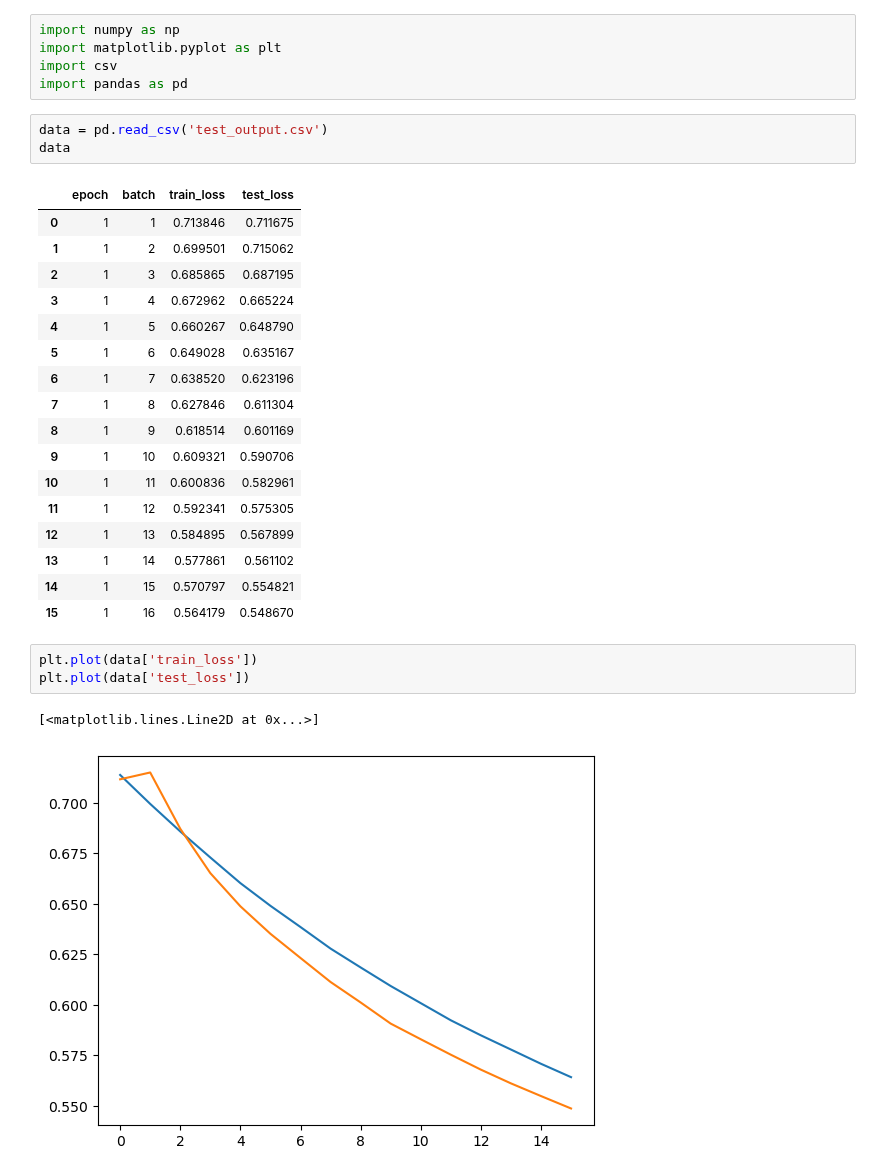
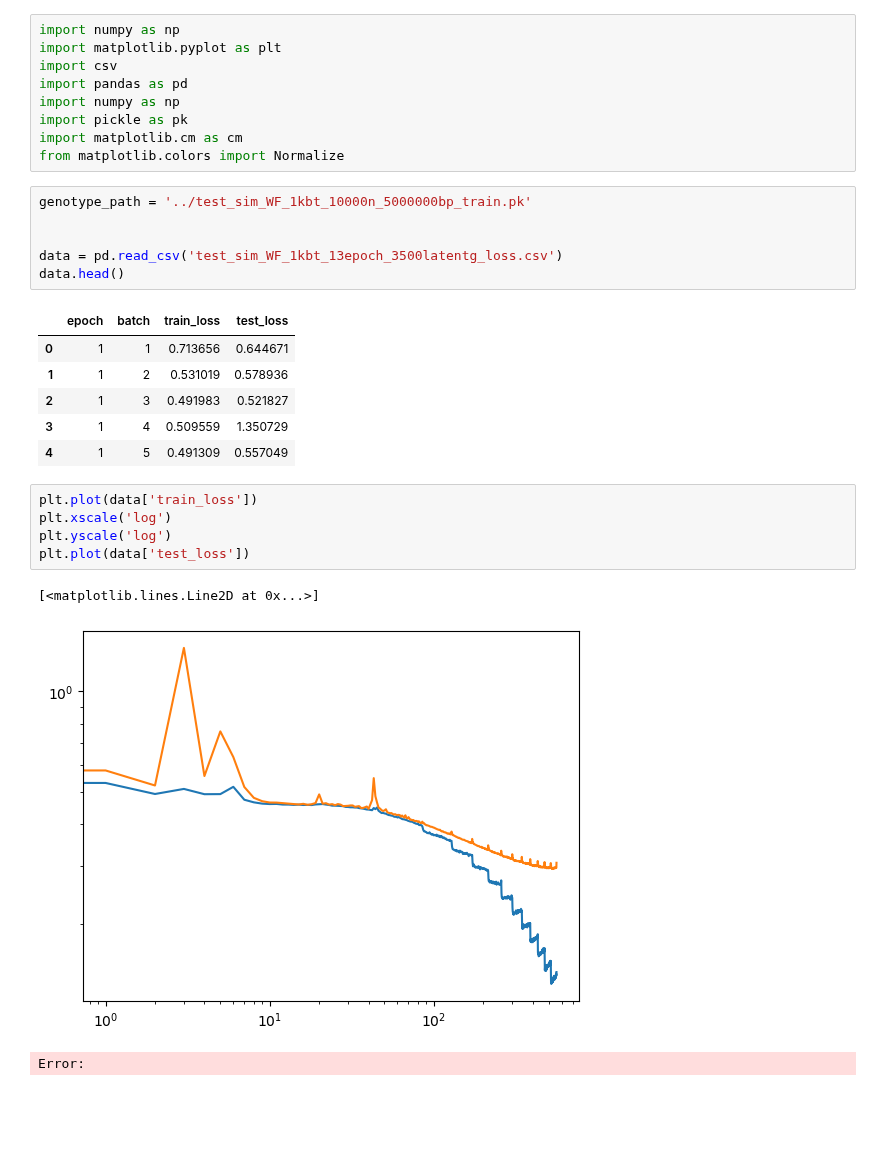
Before and after one commit to Arcadia-Science/2025-epistasis-dl-quantgen, a Jupyter notebook: workflow_sims/gpatlas/learning_dynamics/plot_ldynamics.ipynb, the cells around one changed output. Saved outputs shown, nothing was run; the diff lists cells and outputs as text; blank space fills up the shorter version.

```diff
--- a/workflow_sims/gpatlas/learning_dynamics/plot_ldynamics.ipynb
+++ b/workflow_sims/gpatlas/learning_dynamics/plot_ldynamics.ipynb
@@ -3,31 +3,30 @@ import numpy as np
 import matplotlib.pyplot as plt
 import csv
 import pandas as pd
+import numpy as np
+import pickle as pk
+import matplotlib.cm as cm
+from matplotlib.colors import Normalize
 # %%
-data = pd.read_csv('test_output.csv')
-data
+genotype_path = '../test_sim_WF_1kbt_10000n_5000000bp_train.pk'
+
+
+data = pd.read_csv('test_sim_WF_1kbt_13epoch_3500latentg_loss.csv')
+data.head()
 # %% [output]
 |  | epoch | batch | train_loss | test_loss |
-| 0 | 1 | 1 | 0.713846 | 0.711675 |
-| 1 | 1 | 2 | 0.699501 | 0.715062 |
-| 2 | 1 | 3 | 0.685865 | 0.687195 |
-| 3 | 1 | 4 | 0.672962 | 0.665224 |
-| 4 | 1 | 5 | 0.660267 | 0.648790 |
-| 5 | 1 | 6 | 0.649028 | 0.635167 |
-| 6 | 1 | 7 | 0.638520 | 0.623196 |
-| 7 | 1 | 8 | 0.627846 | 0.611304 |
-| 8 | 1 | 9 | 0.618514 | 0.601169 |
-| 9 | 1 | 10 | 0.609321 | 0.590706 |
-| 10 | 1 | 11 | 0.600836 | 0.582961 |
-| 11 | 1 | 12 | 0.592341 | 0.575305 |
-| 12 | 1 | 13 | 0.584895 | 0.567899 |
-| 13 | 1 | 14 | 0.577861 | 0.561102 |
-| 14 | 1 | 15 | 0.570797 | 0.554821 |
-| 15 | 1 | 16 | 0.564179 | 0.548670 |
+| 0 | 1 | 1 | 0.713656 | 0.644671 |
+| 1 | 1 | 2 | 0.531019 | 0.578936 |
+| 2 | 1 | 3 | 0.491983 | 0.521827 |
+| 3 | 1 | 4 | 0.509559 | 1.350729 |
+| 4 | 1 | 5 | 0.491309 | 0.557049 |
 # %%
 plt.plot(data['train_loss'])
+plt.xscale('log')
+plt.yscale('log')
 plt.plot(data['test_loss'])
 # %% [output]
 [<matplotlib.lines.Line2D at 0x...>]
-[figure, old version]
+[figure, new version]
+Error:
 # %%
```
Also changed, not shown: parts of 4 cells of this notebook, 4 other files.
